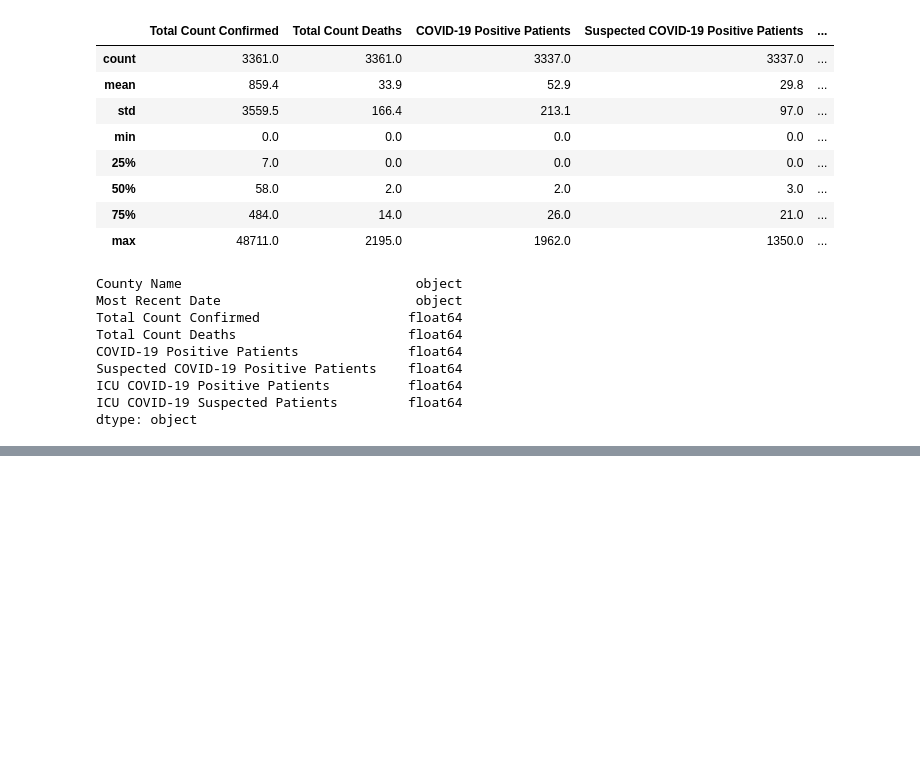
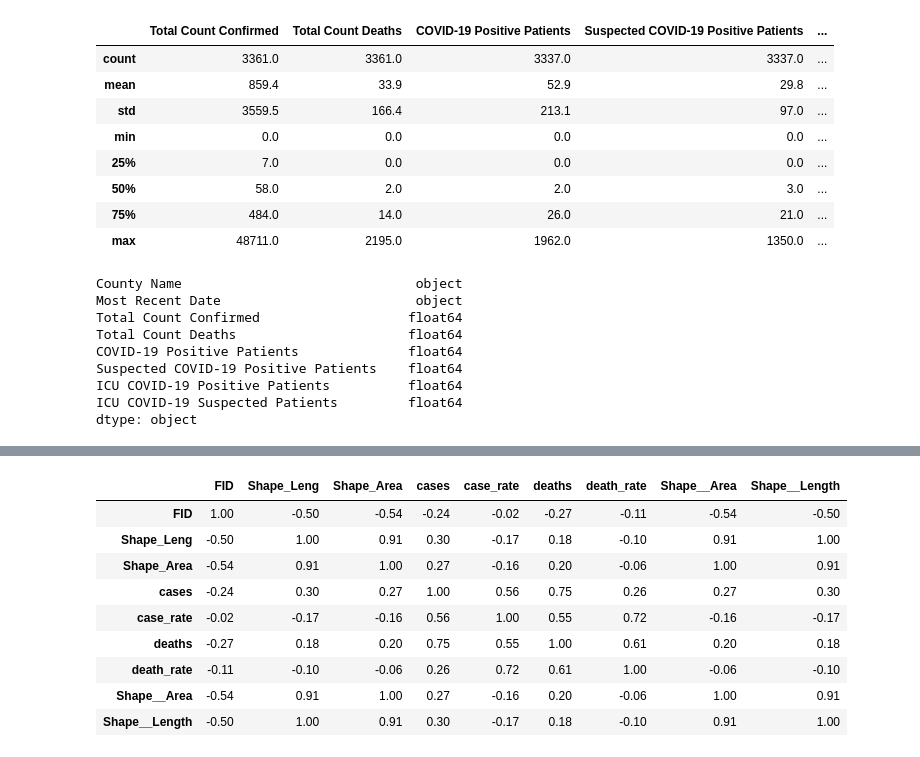
Before and after one commit to salma71/COVID_-LA, a Jupyter notebook: data_expolration.ipynb, the cells around one changed output, grey strips where cells are left out. Saved outputs shown, nothing was run; the diff lists cells and outputs as text; code cells hidden in the pictures; blank space fills up the shorter version.

```diff
--- a/data_expolration.ipynb
+++ b/data_expolration.ipynb
@@ -63,0 +83,4 @@ display(tot_cases.corr(method='pearson'))
+# %%
+print("shape of the data: ",by_neighbour.shape)
+set_option('precision', 1)
+by_neighbour.describe()
@@ -63,0 +98,3 @@ display(tot_cases.corr(method='pearson'))
+# %%
+set_option('display.max_rows', None)
+by_neighbour.dtypes
@@ -63,0 +116,14 @@ display(tot_cases.corr(method='pearson'))
+# %%
+set_option('precision', 2)
+display(by_neighbour.corr(method='pearson'))
+# %% [output]
+|  | FID | Shape_Leng | Shape_Area | cases | case_rate | deaths | death_rate | Shape__Area | Shape__Length |
+| FID | 1.00 | -0.50 | -0.54 | -0.24 | -0.02 | -0.27 | -0.11 | -0.54 | -0.50 |
+| Shape_Leng | -0.50 | 1.00 | 0.91 | 0.30 | -0.17 | 0.18 | -0.10 | 0.91 | 1.00 |
+| Shape_Area | -0.54 | 0.91 | 1.00 | 0.27 | -0.16 | 0.20 | -0.06 | 1.00 | 0.91 |
+| cases | -0.24 | 0.30 | 0.27 | 1.00 | 0.56 | 0.75 | 0.26 | 0.27 | 0.30 |
+| case_rate | -0.02 | -0.17 | -0.16 | 0.56 | 1.00 | 0.55 | 0.72 | -0.16 | -0.17 |
+| deaths | -0.27 | 0.18 | 0.20 | 0.75 | 0.55 | 1.00 | 0.61 | 0.20 | 0.18 |
+| death_rate | -0.11 | -0.10 | -0.06 | 0.26 | 0.72 | 0.61 | 1.00 | -0.06 | -0.10 |
+| Shape__Area | -0.54 | 0.91 | 1.00 | 0.27 | -0.16 | 0.20 | -0.06 | 1.00 | 0.91 |
+| Shape__Length | -0.50 | 1.00 | 0.91 | 0.30 | -0.17 | 0.18 | -0.10 | 0.91 | 1.00 |
```
Also changed, not shown: parts of 3 cells of this notebook.
